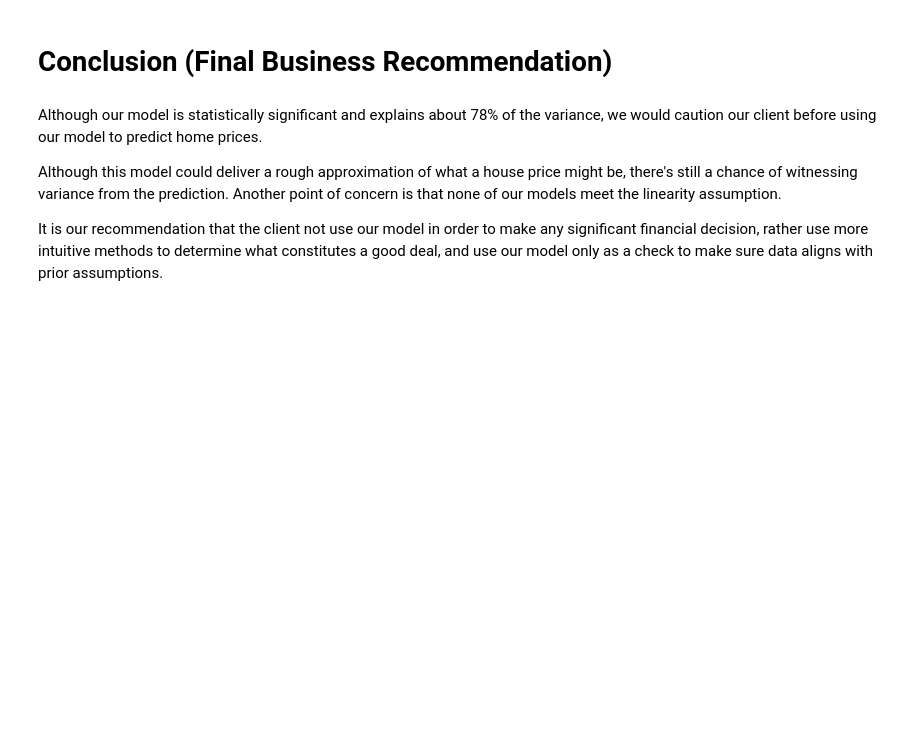
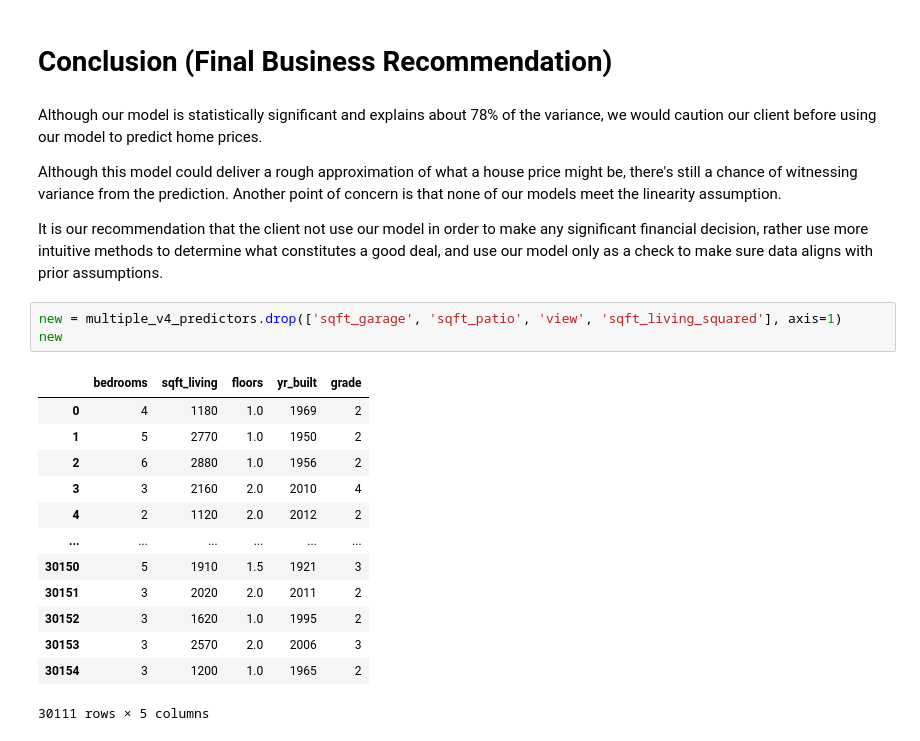
Before and after one commit to bmjaron/phase_2_final_project, a Jupyter notebook: regression_final_project_v_2.ipynb, the cells around one changed output. Cells and saved outputs as stored; diff of their text form; blank space fills up the shorter version.

```diff
--- a/regression_final_project_v_2.ipynb
+++ b/regression_final_project_v_2.ipynb
@@ -601,3 +601,20 @@ Although our model is statistically significant and explains about 78% of the va
 Although this model could deliver a rough approximation of what a house price might be, there's still a chance of witnessing variance from the prediction. Another point of concern is that none of our models meet the linearity assumption.
 
 It is our recommendation that the client not use our model in order to make any significant financial decision, rather use more intuitive methods to determine what constitutes a good deal, and use our model only as a check to make sure data aligns with prior assumptions.
+# %%
+new = multiple_v4_predictors.drop(['sqft_garage', 'sqft_patio', 'view', 'sqft_living_squared'], axis=1)
+new
+# %% [output]
+|  | bedrooms | sqft_living | floors | yr_built | grade |
+| 0 | 4 | 1180 | 1.0 | 1969 | 2 |
+| 1 | 5 | 2770 | 1.0 | 1950 | 2 |
+| 2 | 6 | 2880 | 1.0 | 1956 | 2 |
+| 3 | 3 | 2160 | 2.0 | 2010 | 4 |
+| 4 | 2 | 1120 | 2.0 | 2012 | 2 |
+| ... | ... | ... | ... | ... | ... |
+| 30150 | 5 | 1910 | 1.5 | 1921 | 3 |
+| 30151 | 3 | 2020 | 2.0 | 2011 | 2 |
+| 30152 | 3 | 1620 | 1.0 | 1995 | 2 |
+| 30153 | 3 | 2570 | 2.0 | 2006 | 3 |
+| 30154 | 3 | 1200 | 1.0 | 1965 | 2 |
+30111 rows × 5 columns
```
Also changed, not shown: parts of 11 cells of this notebook.
